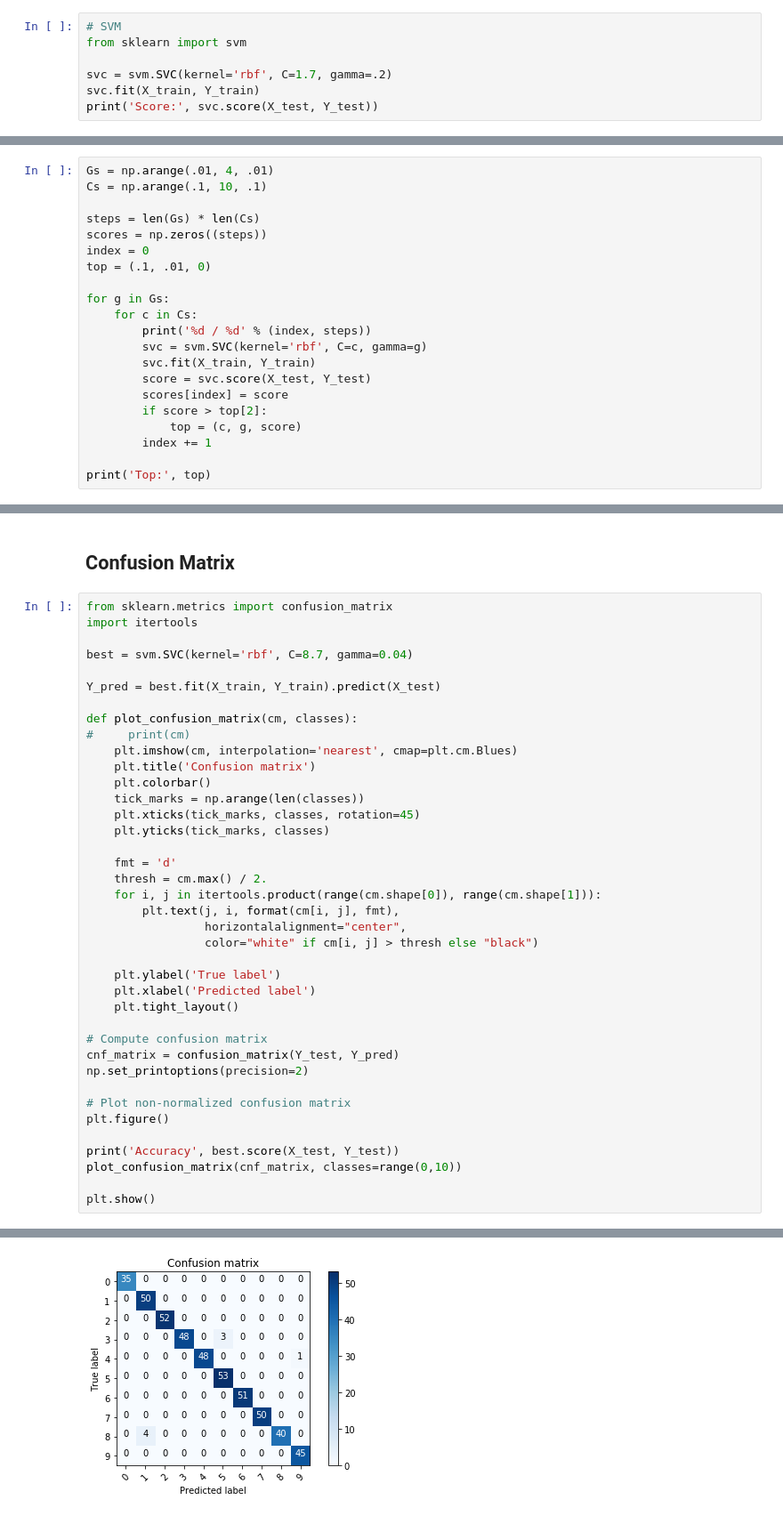
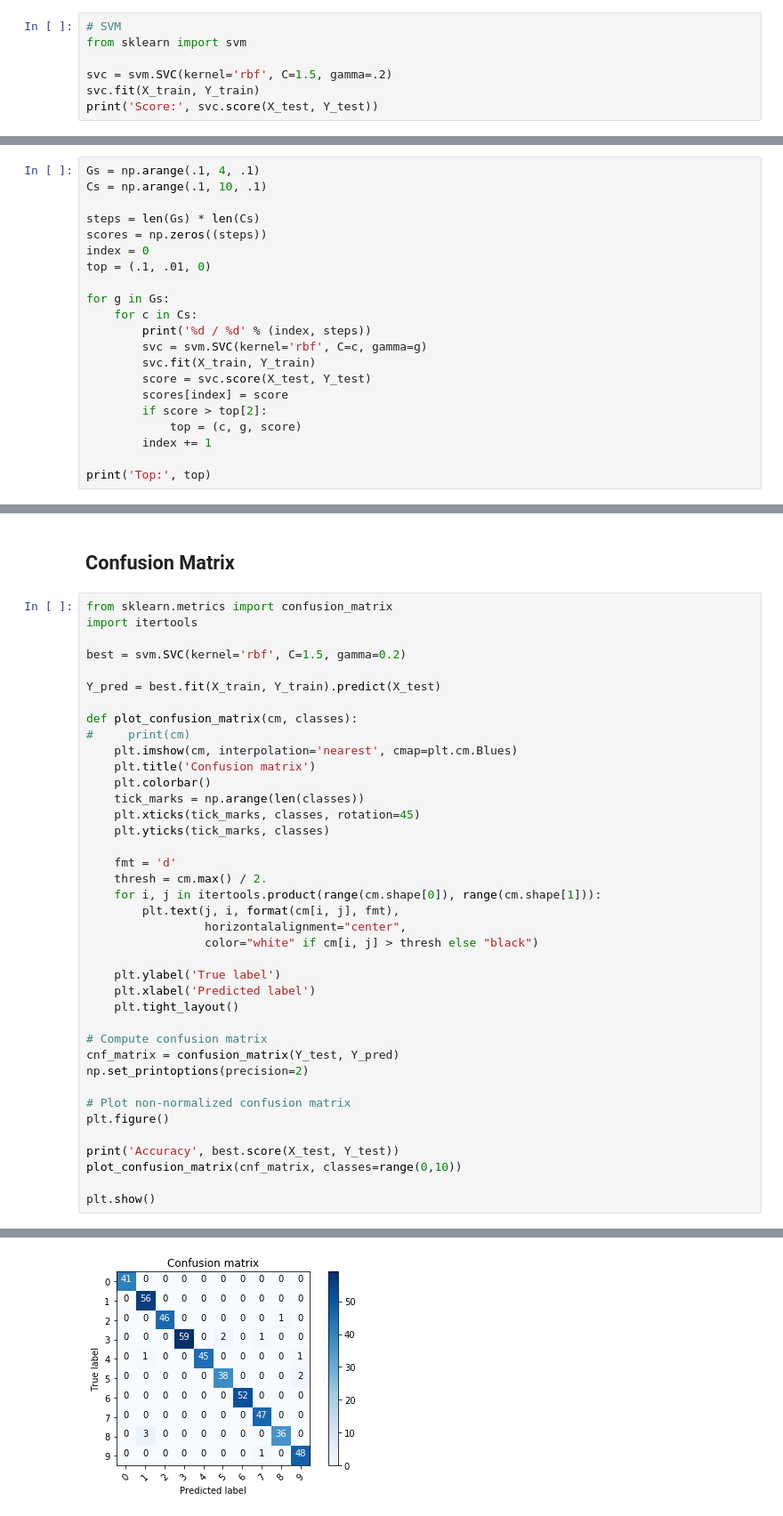
Before and after one commit to jsmienk/IML, a Jupyter notebook: notebooks/preprocessing_tryouts.ipynb, the cells around one changed output, grey strips where cells are left out. Shown at 89% size. Cells and saved outputs as stored; diff of their text form.

```diff
--- a/notebooks/preprocessing_tryouts.ipynb
+++ b/notebooks/preprocessing_tryouts.ipynb
@@ -151,7 +152,7 @@ print('Top:', top_rf)
 # SVM
 from sklearn import svm
 
-svc = svm.SVC(kernel='rbf', C=1.7, gamma=.2)
+svc = svm.SVC(kernel='rbf', C=1.5, gamma=.2)
 svc.fit(X_train, Y_train)
 print('Score:', svc.score(X_test, Y_test))
 # %% [output]
@@ -188,7 +189,7 @@ plt.plot(Cs, scores)
 # %% [markdown]
 ### Finding the optimal gamma for RBF kernel
 # %%
-Gs = np.arange(.01, 4, .01)
+Gs = np.arange(.1, 4, .1)
 Cs = np.arange(.1, 10, .1)
 
 steps = len(Gs) * len(Cs)
@@ -366,7 +326,7 @@ results_df[['rank', 'classifier', 'options', 'dataset', 'score']].to_csv('../cla
 from sklearn.metrics import confusion_matrix
 import itertools
 
-best = svm.SVC(kernel='rbf', C=8.7, gamma=0.04)
+best = svm.SVC(kernel='rbf', C=1.5, gamma=0.2)
 
 Y_pred = best.fit(X_train, Y_train).predict(X_test)
 
@@ -406 +366 @@ plt.show()
-[figure, old version]
+[figure, new version]
```
Also changed, not shown: parts of 8 cells of this notebook.
